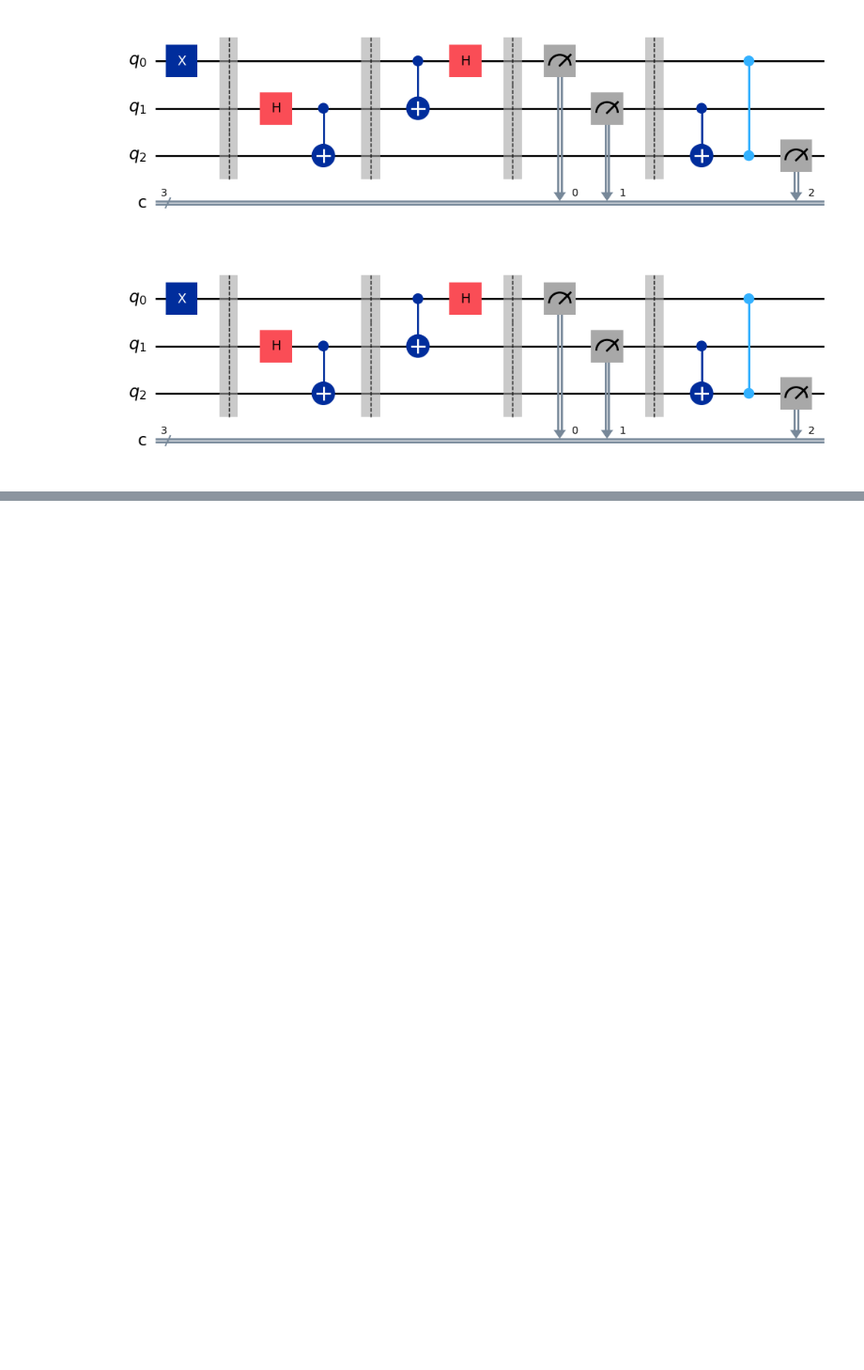
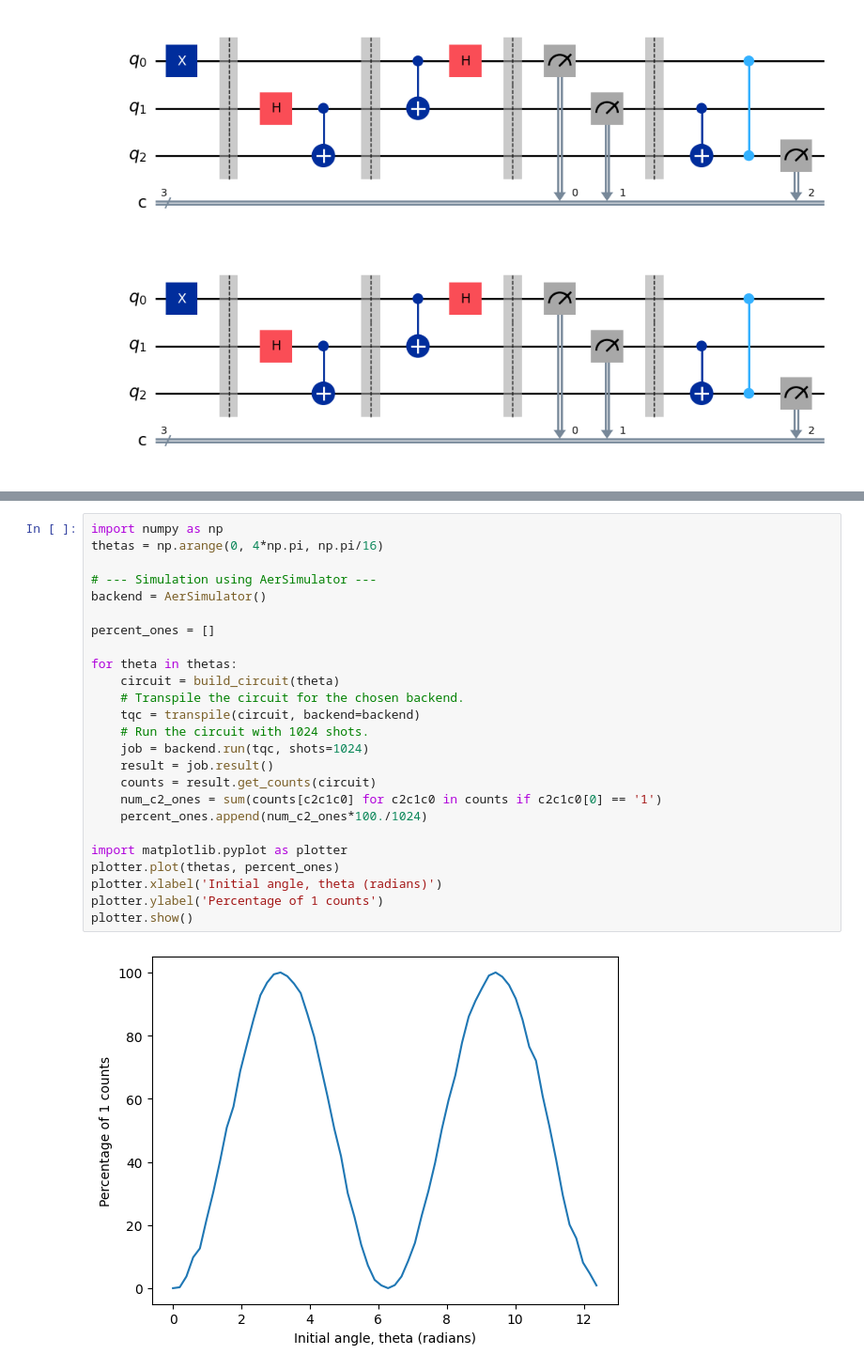
Before and after one commit to QuantumDdomain/Qc_circuit, a Jupyter notebook: quantum_teleportation.ipynb, the cells around one changed output, grey strips where cells are left out. Shown at 94% size. Cells and saved outputs as stored; diff of their text form; blank space fills up the shorter version.

```diff
--- a/quantum_teleportation.ipynb
+++ b/quantum_teleportation.ipynb
@@ -112,0 +181,27 @@ c: 3/═════════════════════════
+# %%
+import numpy as np
+thetas = np.arange(0, 4*np.pi, np.pi/16)
+
+# --- Simulation using AerSimulator ---
+backend = AerSimulator()
+
+percent_ones = []
+
+for theta in thetas:
+    circuit = build_circuit(theta)
+    # Transpile the circuit for the chosen backend.
+    tqc = transpile(circuit, backend=backend)
+    # Run the circuit with 1024 shots.
+    job = backend.run(tqc, shots=1024)
+    result = job.result()
+    counts = result.get_counts(circuit)
+    num_c2_ones = sum(counts[c2c1c0] for c2c1c0 in counts if c2c1c0[0] == '1')
+    percent_ones.append(num_c2_ones*100./1024)
+
+import matplotlib.pyplot as plotter
+plotter.plot(thetas, percent_ones)
+plotter.xlabel('Initial angle, theta (radians)')
+plotter.ylabel('Percentage of 1 counts')
+plotter.show()
+# %% [output]
+[figure, added]
```
Also changed, not shown: parts of 5 cells of this notebook, 2 other files.
